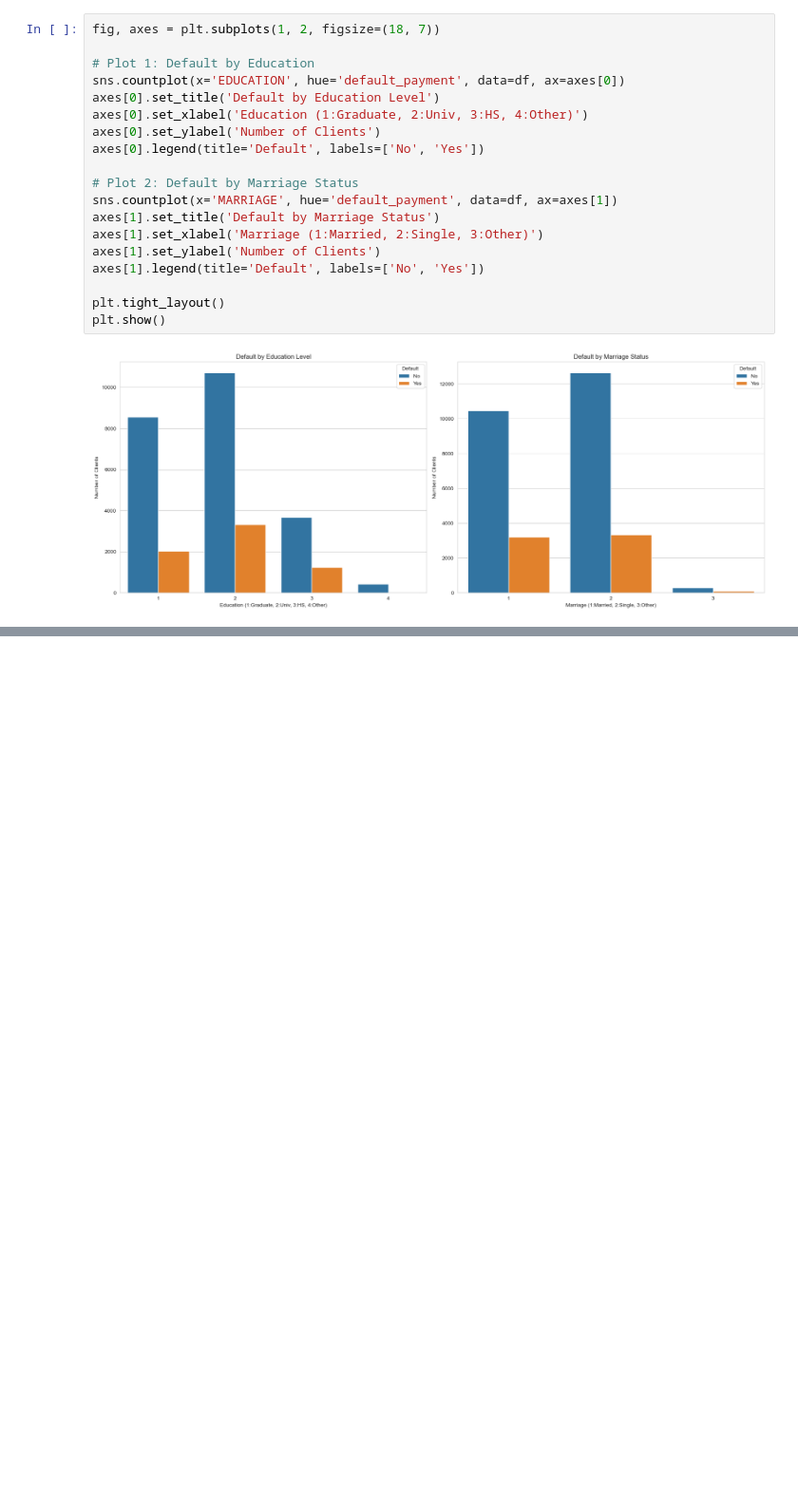
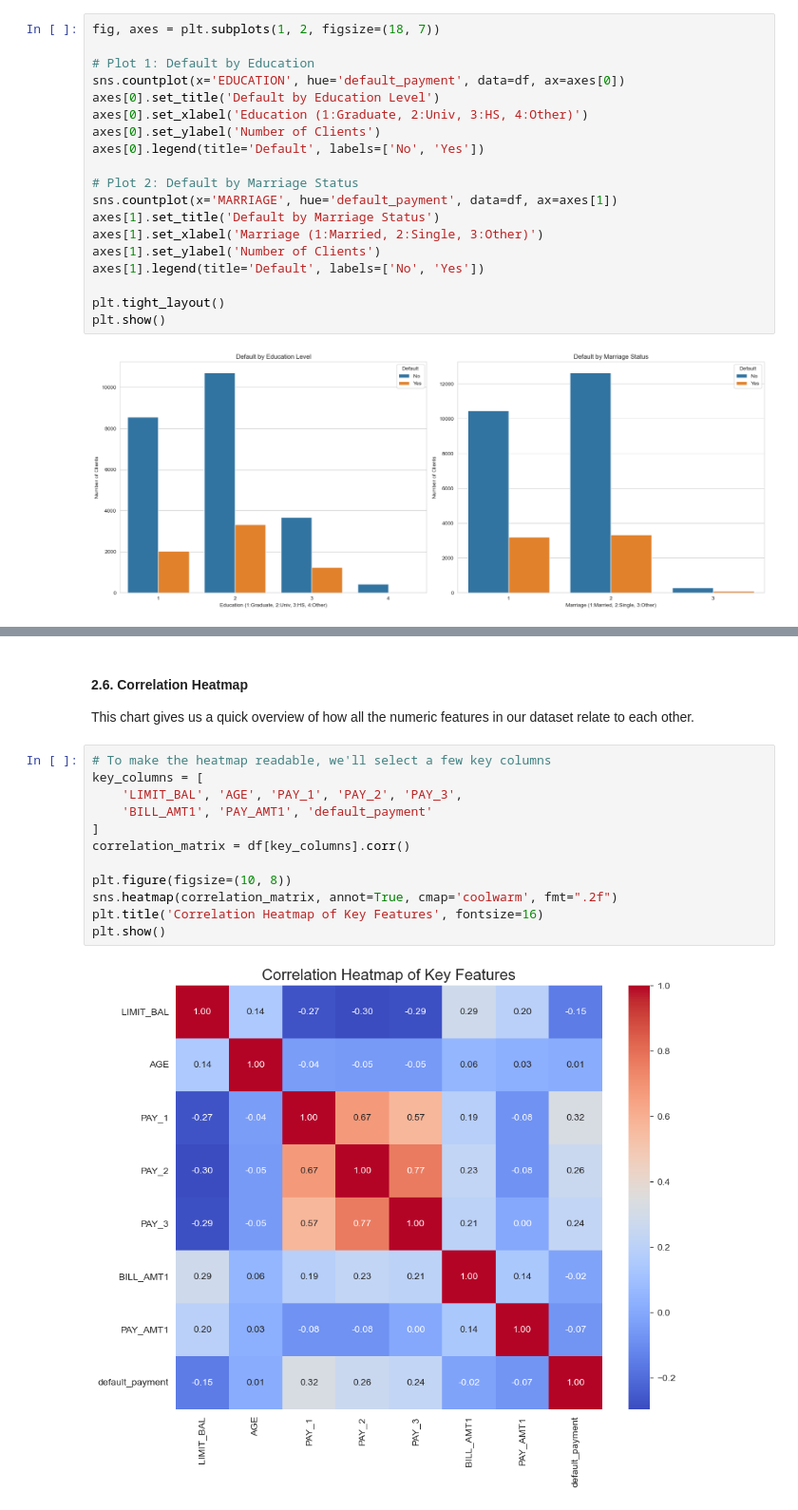
Before and after one commit to praditaw/credit-risk-analysis, a Jupyter notebook: credit_risk_analysis.ipynb, the cells around one changed output, grey strips where cells are left out. Shown: that part at 95% size. Saved outputs shown, nothing was run; the diff lists cells and outputs as text; blank space fills up the shorter version.

```diff
--- a/credit_risk_analysis.ipynb
+++ b/credit_risk_analysis.ipynb
@@ -328,0 +351,18 @@ From these two charts, we can draw initial demographic insights. Clients with a
+# %% [markdown]
+#### **2.6. Correlation Heatmap**
+
+This chart gives us a quick overview of how all the numeric features in our dataset relate to each other.
+# %%
+# To make the heatmap readable, we'll select a few key columns
+key_columns = [
+    'LIMIT_BAL', 'AGE', 'PAY_1', 'PAY_2', 'PAY_3',
+    'BILL_AMT1', 'PAY_AMT1', 'default_payment'
+]
+correlation_matrix = df[key_columns].corr()
+
+plt.figure(figsize=(10, 8))
+sns.heatmap(correlation_matrix, annot=True, cmap='coolwarm', fmt=".2f")
+plt.title('Correlation Heatmap of Key Features', fontsize=16)
+plt.show()
+# %% [output]
+[figure, added]
```
Also changed, not shown: parts of 22 cells of this notebook.
